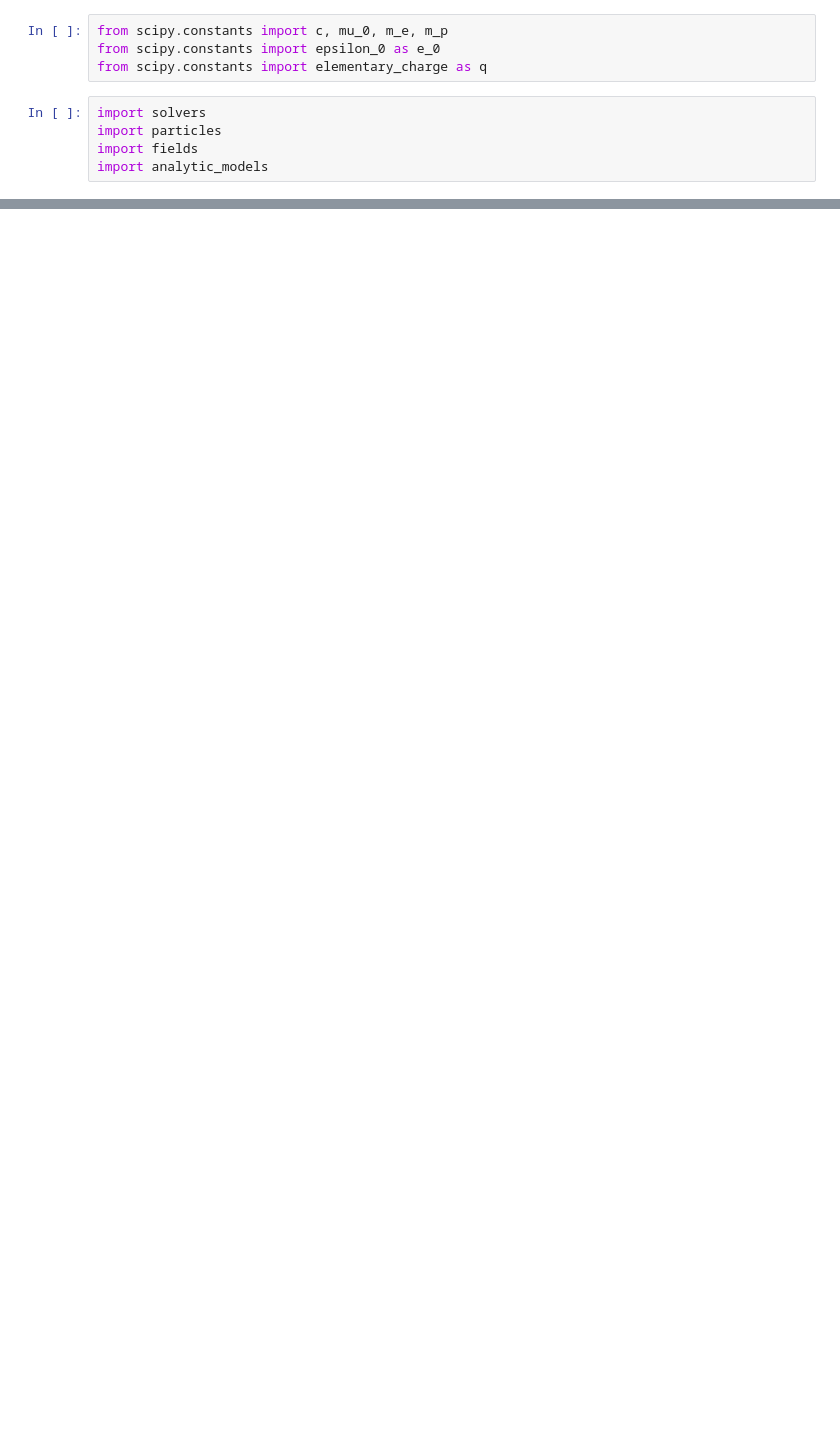
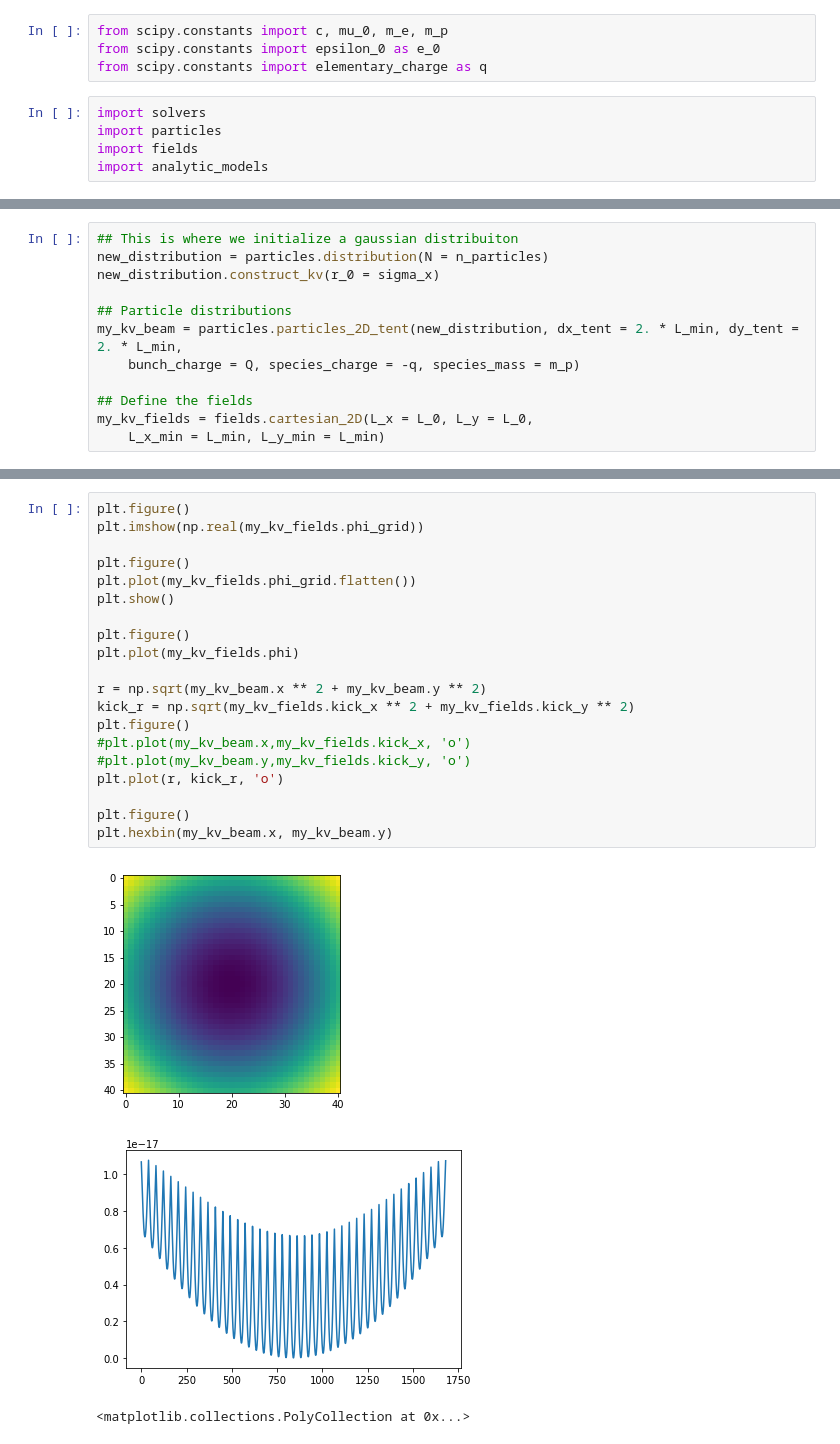
Before and after one commit to radiasoft/rsrespic, a Jupyter notebook: development/shell_gaussian_tests.ipynb, the cells around one changed output, grey strips where cells are left out. Saved outputs shown, nothing was run; the diff lists cells and outputs as text; blank space fills up the shorter version.

```diff
--- a/development/shell_gaussian_tests.ipynb
+++ b/development/shell_gaussian_tests.ipynb
@@ -102,0 +108,12 @@ NameError: name 'fields_tent' is not defined
+# %%
+## This is where we initialize a gaussian distribuiton
+new_distribution = particles.distribution(N = n_particles)
+new_distribution.construct_kv(r_0 = sigma_x)
+
+## Particle distributions
+my_kv_beam = particles.particles_2D_tent(new_distribution, dx_tent = 2. * L_min, dy_tent = 2. * L_min,
+    bunch_charge = Q, species_charge = -q, species_mass = m_p)
+
+## Define the fields
+my_kv_fields = fields.cartesian_2D(L_x = L_0, L_y = L_0,
+	L_x_min = L_min, L_y_min = L_min)
@@ -102,0 +133,24 @@ NameError: name 'fields_tent' is not defined
+# %%
+plt.figure()
+plt.imshow(np.real(my_kv_fields.phi_grid))
+
+plt.figure()
+plt.plot(my_kv_fields.phi_grid.flatten())
+plt.show()
+
+plt.figure()
+plt.plot(my_kv_fields.phi)
+
+r = np.sqrt(my_kv_beam.x ** 2 + my_kv_beam.y ** 2)
+kick_r = np.sqrt(my_kv_fields.kick_x ** 2 + my_kv_fields.kick_y ** 2)
+plt.figure()
+#plt.plot(my_kv_beam.x,my_kv_fields.kick_x, 'o')
+#plt.plot(my_kv_beam.y,my_kv_fields.kick_y, 'o')
+plt.plot(r, kick_r, 'o')
+
+plt.figure()
+plt.hexbin(my_kv_beam.x, my_kv_beam.y)
+# %% [output]
+[figure, added]
+[figure, added]
+<matplotlib.collections.PolyCollection at 0x...>
```
Also changed, not shown: parts of 15 cells of this notebook, 2 other files.
